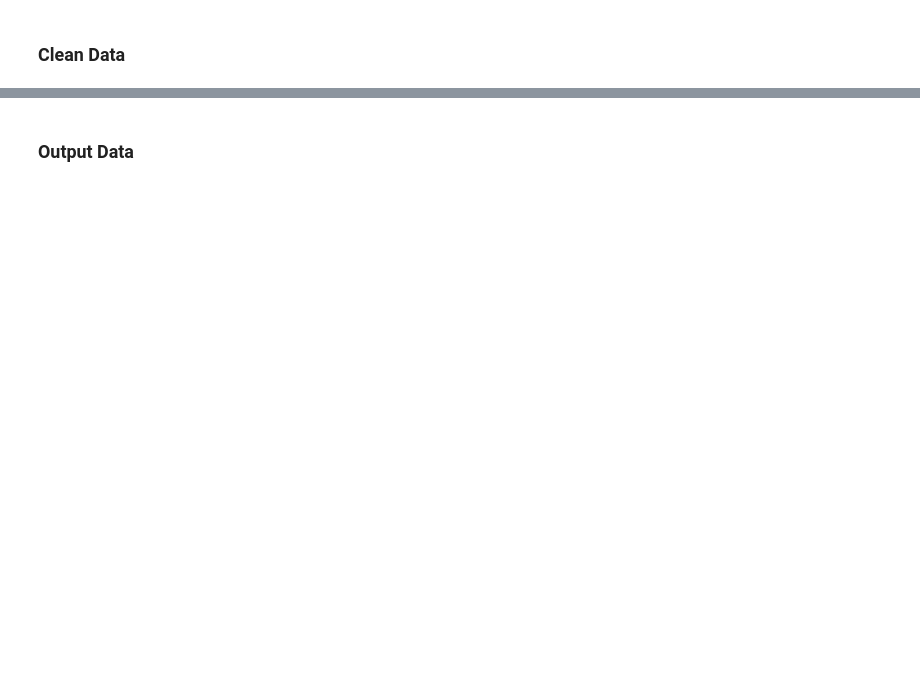
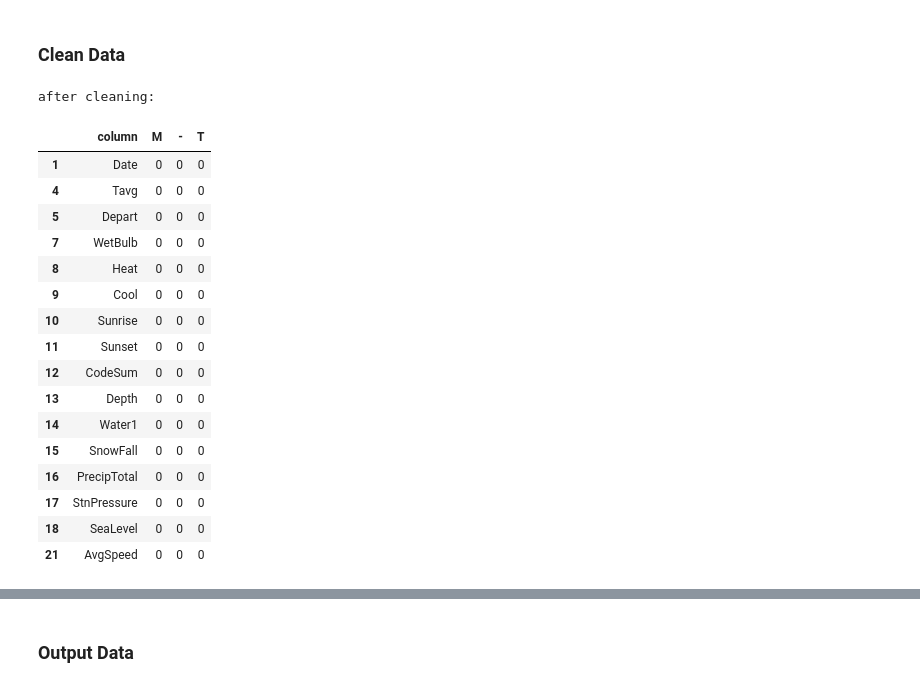
Before and after one commit to cheekeet86/project_4, a Jupyter notebook: code/1_clean_weather.ipynb, the cells around one changed output, grey strips where cells are left out. Cells and saved outputs as stored; diff of their text form; code cells hidden in the pictures; blank space fills up the shorter version.

```diff
--- a/code/1_clean_weather.ipynb
+++ b/code/1_clean_weather.ipynb
@@ -68,0 +97,9 @@ def count_dash(x):
+# %%
+def replace_symbol(x):
+
+    if x == 'M' or x == '-':
+        return 'NaN'
+    elif x=='  T':
+        return 0
+    else:
+        return x
@@ -179,7 +236,0 @@ NameError: name 'stop' is not defined
-# %%
-# Find M (missing data) in columns
-
-for col in df.columns:
-
-    count = df[col].apply(count_m).sum()
-    print(col,count)
@@ -204,7 +236,0 @@ AvgSpeed 3
-# %%
-# Find - (missing data) in columns
-
-for col in df.columns:
-
-    count = df[col].apply(count_dash).sum()
-    print(col,count)
@@ -229,11 +262,29 @@ AvgSpeed 0
 # %% [markdown]
 ### Clean Data
-# %%
-# replace 'M' and '-'
-
-for col in df.columns:
-
-    if df[col].dtypes == 'object':
-
-        df[col] = df[col].str.replace('M','NaN')
-        df[col] = df[col].str.replace('-','NaN')
+# %%
+for col in df.columns:
+
+    df[col] = df[col].apply(replace_symbol)
+
+print('after cleaning:')
+df_summary = print_summary(df)
+df_summary
+# %% [output]
+after cleaning:
+|  | column | M | - | T |
+| 1 | Date | 0 | 0 | 0 |
+| 4 | Tavg | 0 | 0 | 0 |
+| 5 | Depart | 0 | 0 | 0 |
+| 7 | WetBulb | 0 | 0 | 0 |
+| 8 | Heat | 0 | 0 | 0 |
+| 9 | Cool | 0 | 0 | 0 |
+| 10 | Sunrise | 0 | 0 | 0 |
+| 11 | Sunset | 0 | 0 | 0 |
+| 12 | CodeSum | 0 | 0 | 0 |
+| 13 | Depth | 0 | 0 | 0 |
+| 14 | Water1 | 0 | 0 | 0 |
+| 15 | SnowFall | 0 | 0 | 0 |
+| 16 | PrecipTotal | 0 | 0 | 0 |
+| 17 | StnPressure | 0 | 0 | 0 |
+| 18 | SeaLevel | 0 | 0 | 0 |
+| 21 | AvgSpeed | 0 | 0 | 0 |
```
Also changed, not shown: parts of 12 cells of this notebook, 1 other file.
